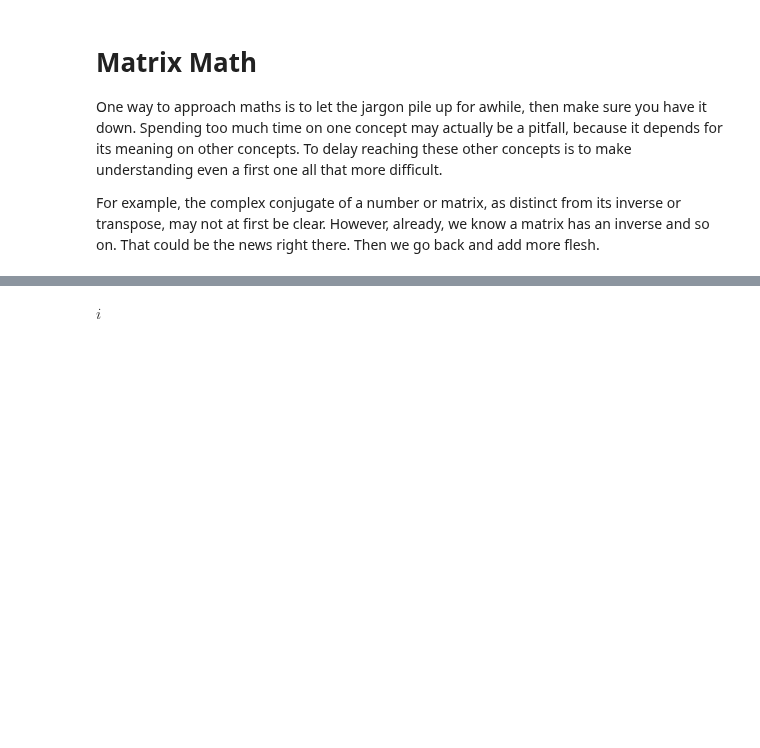
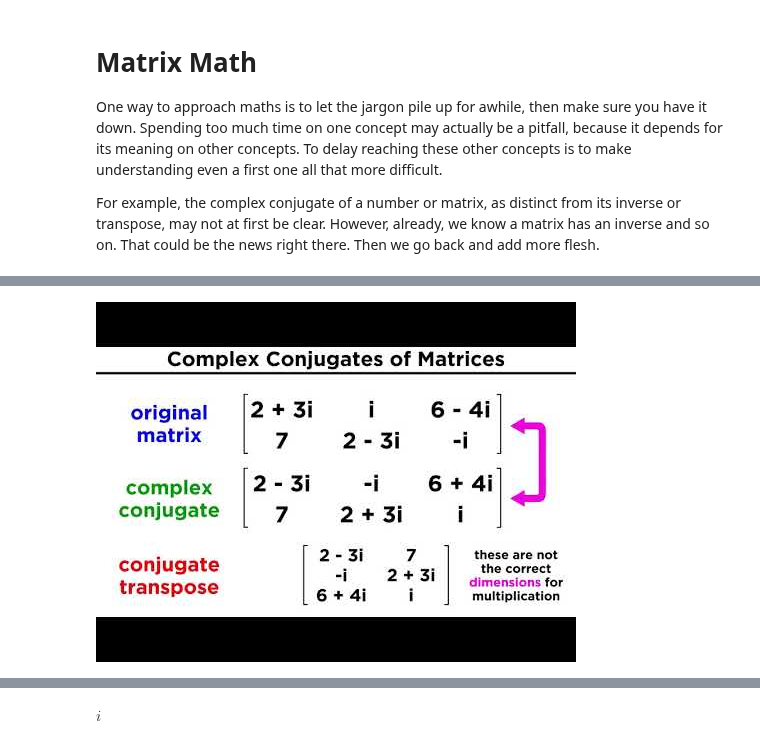
Before and after one commit to 4dsolutions/elite_school, a Jupyter notebook: MatrixMath.ipynb, the cells around one changed output, grey strips where cells are left out. Drawn from its saved outputs; the diff is of its cells as text; code cells hidden in the pictures; blank space fills up the shorter version.

```diff
--- a/MatrixMath.ipynb
+++ b/MatrixMath.ipynb
@@ -14,0 +13,4 @@ https://youtu.be/ganF52dxL1U
+# %%
+YouTubeVideo("DUuTx2nbizM")
+# %% [output]
+[figure, added]
```
Also changed, not shown: parts of 13 cells of this notebook, 3 other files.
